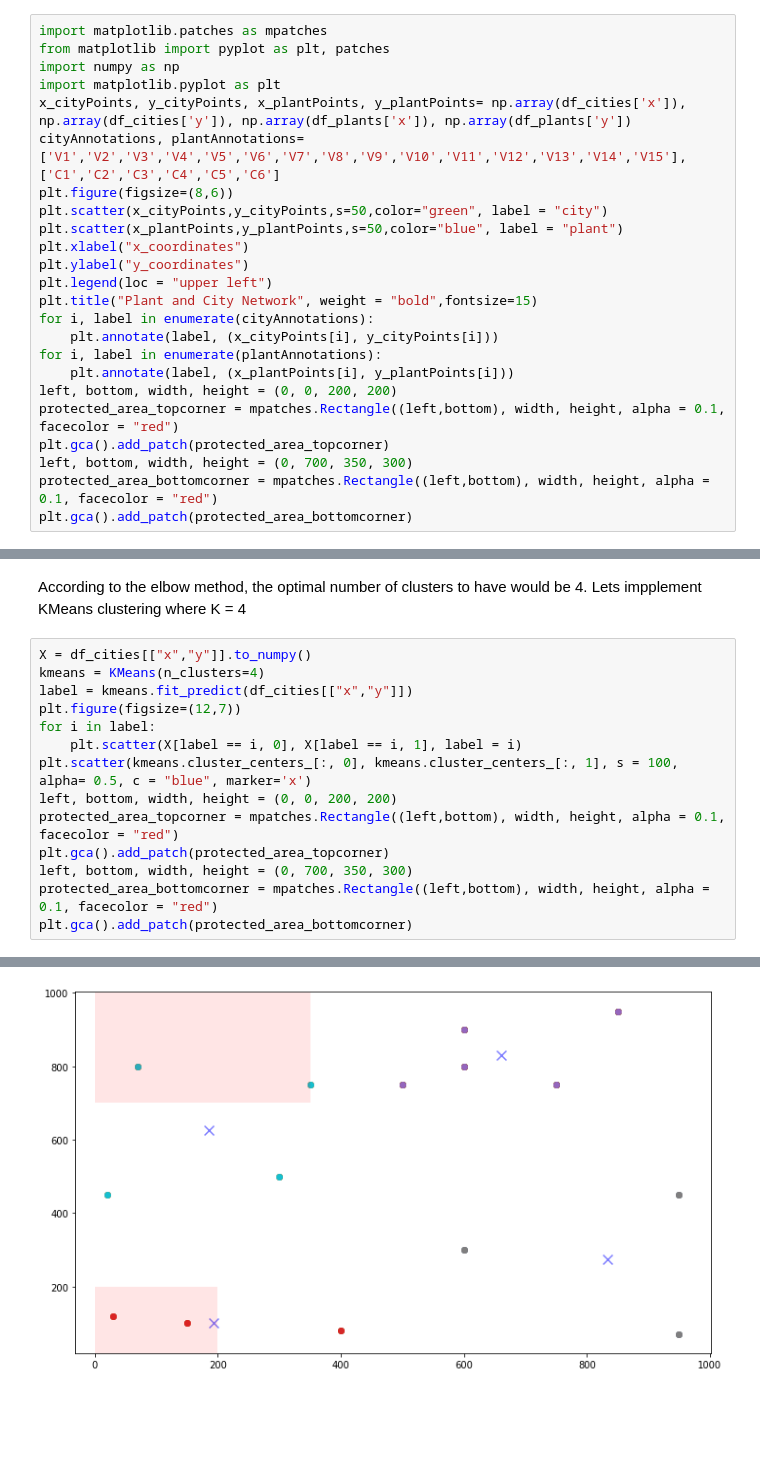
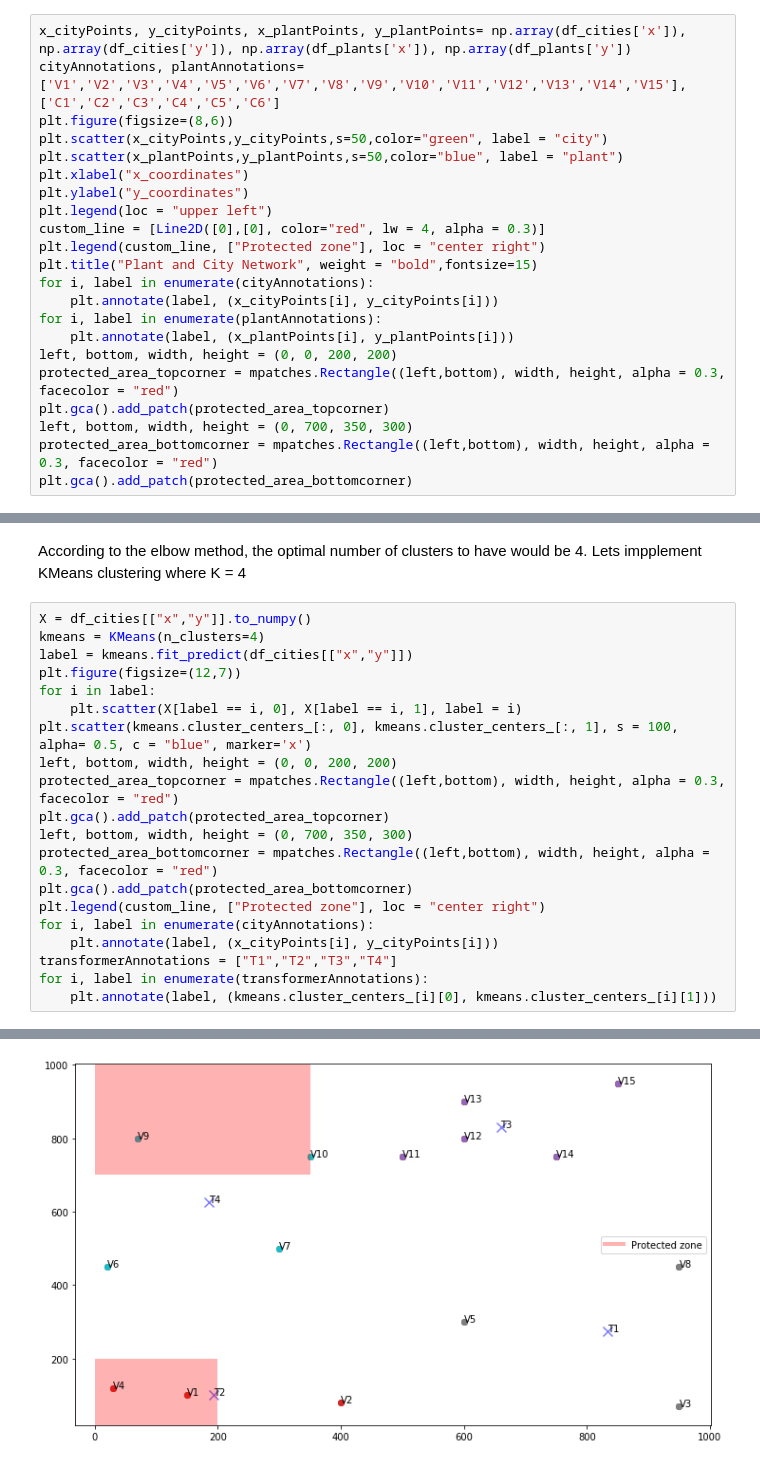
Before and after one commit to YavuzBozkurt/Electrical_Transportation_Network_Project, a Jupyter notebook: main.ipynb, the cells around one changed output, grey strips where cells are left out. Drawn from its saved outputs; the diff is of its cells as text; blank space fills up the shorter version.

Commit message:
Transformer Distances and Cluster Plot updates

```diff
--- a/main.ipynb
+++ b/main.ipynb
@@ -58,10 +60,6 @@ df_cities
 # %% [markdown]
 **Plant and City Network**
 # %%
-import matplotlib.patches as mpatches
-from matplotlib import pyplot as plt, patches
-import numpy as np
-import matplotlib.pyplot as plt
 x_cityPoints, y_cityPoints, x_plantPoints, y_plantPoints= np.array(df_cities['x']), np.array(df_cities['y']), np.array(df_plants['x']), np.array(df_plants['y'])
 cityAnnotations, plantAnnotations=['V1','V2','V3','V4','V5','V6','V7','V8','V9','V10','V11','V12','V13','V14','V15'], ['C1','C2','C3','C4','C5','C6']
 plt.figure(figsize=(8,6))
@@ -70,16 +68,18 @@ plt.scatter(x_plantPoints,y_plantPoints,s=50,color="blue", label = "plant")
 plt.xlabel("x_coordinates")
 plt.ylabel("y_coordinates")
 plt.legend(loc = "upper left")
+custom_line = [Line2D([0],[0], color="red", lw = 4, alpha = 0.3)]
+plt.legend(custom_line, ["Protected zone"], loc = "center right")
 plt.title("Plant and City Network", weight = "bold",fontsize=15)
 for i, label in enumerate(cityAnnotations):
     plt.annotate(label, (x_cityPoints[i], y_cityPoints[i]))
 for i, label in enumerate(plantAnnotations):
     plt.annotate(label, (x_plantPoints[i], y_plantPoints[i]))
 left, bottom, width, height = (0, 0, 200, 200)
-protected_area_topcorner = mpatches.Rectangle((left,bottom), width, height, alpha = 0.1, facecolor = "red")
+protected_area_topcorner = mpatches.Rectangle((left,bottom), width, height, alpha = 0.3, facecolor = "red")
 plt.gca().add_patch(protected_area_topcorner)
 left, bottom, width, height = (0, 700, 350, 300)
-protected_area_bottomcorner = mpatches.Rectangle((left,bottom), width, height, alpha = 0.1, facecolor = "red")
+protected_area_bottomcorner = mpatches.Rectangle((left,bottom), width, height, alpha = 0.3, facecolor = "red")
 plt.gca().add_patch(protected_area_bottomcorner)
 # %% [output]
 <matplotlib.patches.Rectangle at 0x...>
@@ -142,9 +142,15 @@ for i in label:
     plt.scatter(X[label == i, 0], X[label == i, 1], label = i)
 plt.scatter(kmeans.cluster_centers_[:, 0], kmeans.cluster_centers_[:, 1], s = 100, alpha= 0.5, c = "blue", marker='x')
 left, bottom, width, height = (0, 0, 200, 200)
-protected_area_topcorner = mpatches.Rectangle((left,bottom), width, height, alpha = 0.1, facecolor = "red")
+protected_area_topcorner = mpatches.Rectangle((left,bottom), width, height, alpha = 0.3, facecolor = "red")
 plt.gca().add_patch(protected_area_topcorner)
 left, bottom, width, height = (0, 700, 350, 300)
-protected_area_bottomcorner = mpatches.Rectangle((left,bottom), width, height, alpha = 0.1, facecolor = "red")
+protected_area_bottomcorner = mpatches.Rectangle((left,bottom), width, height, alpha = 0.3, facecolor = "red")
 plt.gca().add_patch(protected_area_bottomcorner)
+plt.legend(custom_line, ["Protected zone"], loc = "center right")
+for i, label in enumerate(cityAnnotations):
+    plt.annotate(label, (x_cityPoints[i], y_cityPoints[i]))
+transformerAnnotations = ["T1","T2","T3","T4"]
+for i, label in enumerate(transformerAnnotations):
+    plt.annotate(label, (kmeans.cluster_centers_[i][0], kmeans.cluster_centers_[i][1]))
 # %% [output]
@@ -152 +157 @@ plt.gca().add_patch(protected_area_bottomcorner)
-[figure, old version]
+[figure, new version]
```
Also changed, not shown: parts of 5 cells of this notebook.
